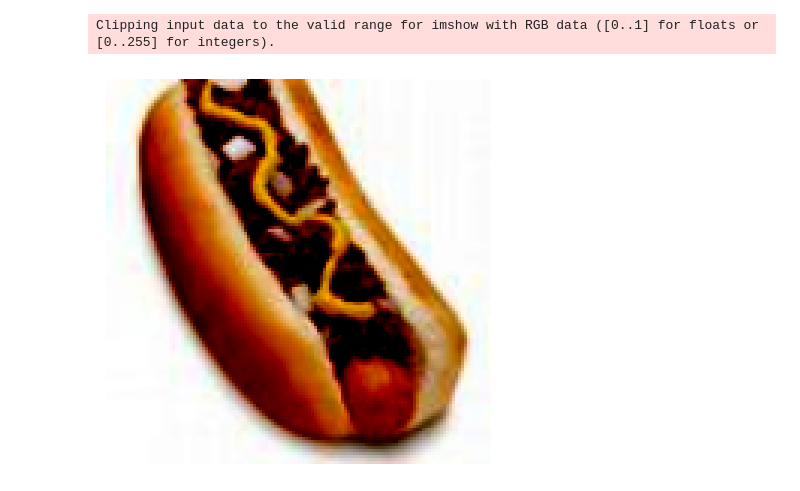
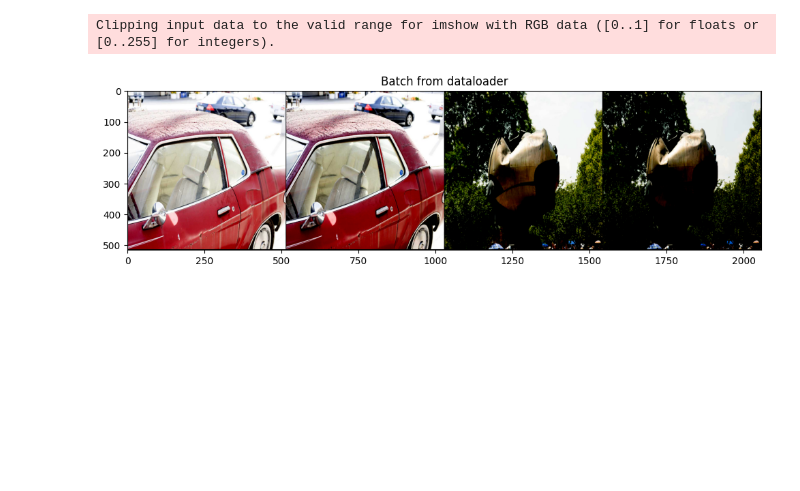
Before and after one commit to s185231/ADLCV_project, a Jupyter notebook: src/loading_img.ipynb, the cells around one changed output. Saved outputs shown, nothing was run; the diff lists cells and outputs as text; code cells hidden in the pictures; blank space fills up the shorter version.

Commit message:
dataloader done

```diff
--- a/src/loading_img.ipynb
+++ b/src/loading_img.ipynb
@@ -7,8 +7,8 @@ import torch
 from src.load_data import get_dataloaders
 import torchvision
 # %%
-batch_size = 32
-trainloader, valloader, _ = get_dataloaders(batch_size=batch_size)
+batch_size = 4
+trainloader, valloader, _ = get_dataloaders(ev='P', batch_size=batch_size)
 # %%
 # visualize a batch of images
 def show_batch(img_batch):
@@ -28,14 +28,16 @@ Clipping input data to the valid range for imshow with RGB data ([0..1] for floa
-# %%
-batch_size = 1
-trainloader, valloader, testloader = get_dataloaders(batch_size=batch_size)
-
-# get a batch of training data
-inputs, classes = next(iter(trainloader))
-img = inputs[0].numpy().transpose((1, 2, 0))
-fig = plt.figure(figsize=(5, 5))
-plt.imshow(img)
-plt.axis("off")
-fig.savefig("org_img.png")
-# %% [output]
-Clipping input data to the valid range for imshow with RGB data ([0..1] for floats or [0..255] for integers).
-[figure, removed]
+# %%
+# visualize a batch of images
+def show_batch(img_batch):
+    plt.figure(figsize=(12, 18))
+    grid = torchvision.utils.make_grid(img_batch)
+    plt.imshow(grid.numpy().transpose((1, 2, 0)))
+    plt.title("Batch from dataloader")
+
+# get a batch of training data
+inputs, classes = next(iter(valloader))
+
+# show images
+show_batch(inputs)
+# %% [output]
+Clipping input data to the valid range for imshow with RGB data ([0..1] for floats or [0..255] for integers).
+[figure, added]
```
Also changed, not shown: parts of 1 cell of this notebook, 13 other files.
